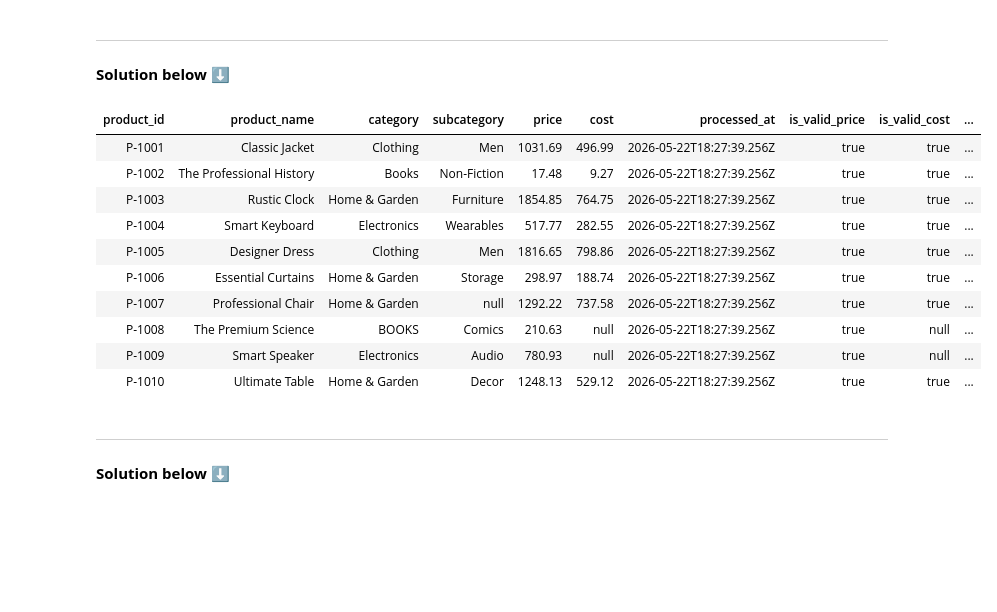
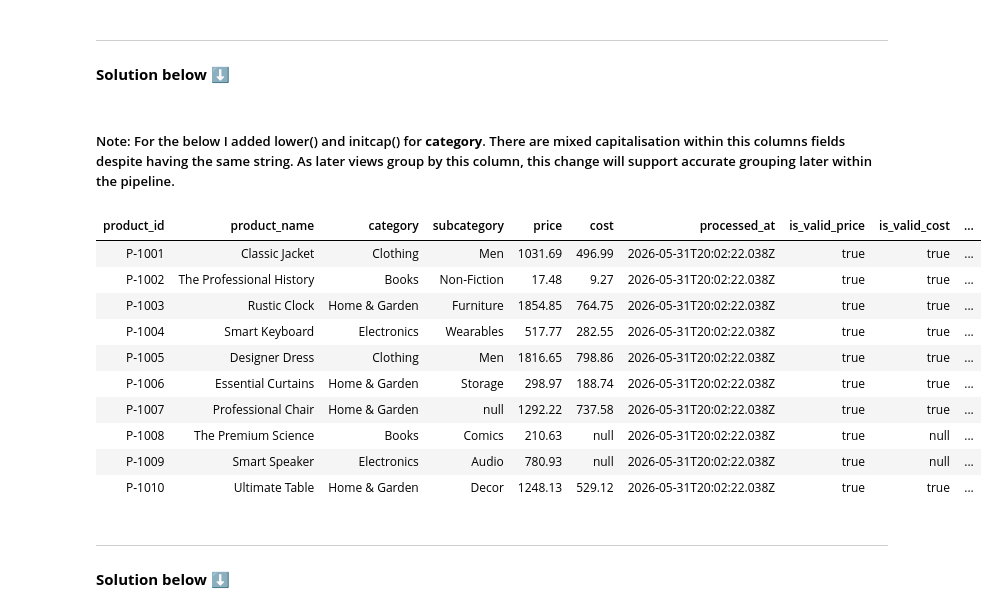
Before and after one commit to andrewdoublard/databricks-data-engineer-associate-labs, a Jupyter notebook: jrlasak/databricks-code-practice/pipeline-labs/de-associate-cert-prep/notebooks/03_Bronze_to_Silver.ipynb, the cells around one changed output. Saved outputs shown, nothing was run; the diff lists cells and outputs as text; code cells hidden in the pictures; blank space fills up the shorter version.

```diff
--- a/jrlasak/databricks-code-practice/pipeline-labs/de-associate-cert-prep/notebooks/03_Bronze_to_Silver.ipynb
+++ b/jrlasak/databricks-code-practice/pipeline-labs/de-associate-cert-prep/notebooks/03_Bronze_to_Silver.ipynb
@@ -487,6 +487,8 @@ After deduplication: 1,000
 #     .drop("row_num")
 
 # print(f"✅ After deduplication: {products_deduped.count():,}")
+# %% [markdown]
+##### Note: For the below I added lower() and initcap() for **category**. There are mixed capitalisation within this columns fields despite having the same string. As later views group by this column, this change will support accurate grouping later within the pipeline.
 # %%
 # TODO: Clean, standardize, and validate products
 
@@ -495,7 +497,7 @@ products_clean = products_deduped.select(
     # TODO: Trim product_name
     F.trim(F.col("product_name")).alias("product_name"),
     # TODO: Trim category
-    F.trim(F.col("category")).alias("category"),
+    F.initcap(F.lower(F.trim(F.col("category")))).alias("category"),
     # TODO: Trim subcategory
     F.trim(F.col("subcategory")).alias("subcategory"),
     # TODO: Cast price to decimal(10,2)
@@ -532,44 +534,44 @@ products_clean = products_clean.withColumn(
 #          product_name,
 #          category,
 #          subcategory,
 #          price,
 #          cost,
 #          processed_at,
 #          is_valid_price,
 #          is_valid_cost,
 #          CASE
 #            WHEN is_valid_price
 #            AND is_valid_cost
 #            THEN ((price - cost) / price) * 100
 #          END AS profit_margin
 #          FROM (
 #                SELECT
 #                product_id,
 #                trim(product_name) AS product_name,
-#                trim(category) AS category,
+#                Initcap(Lower(trim(category))) AS category,
 #                trim(subcategory) AS subcategory,
 #                CAST(price AS DECIMAL (10,2)) AS price,
 #                CAST(cost AS DECIMAL (10,2)) AS cost,
 #                current_timestamp() AS processed_at,
 #                (price > 0 AND price < 100000) AS is_valid_price,
 #                (cost > 0 AND cost <= price) AS is_valid_cost
 #                FROM products_deduped
 #                ) sub_q
 #          """)
 
 display(products_clean.limit(10))
 # %% [output]
 | product_id | product_name | category | subcategory | price | cost | processed_at | is_valid_price | is_valid_cost | ... |
-| P-1001 | Classic Jacket | Clothing | Men | 1031.69 | 496.99 | 2026-05-22T18:27:39.256Z | true | true | ... |
-| P-1002 | The Professional History | Books | Non-Fiction | 17.48 | 9.27 | 2026-05-22T18:27:39.256Z | true | true | ... |
-| P-1003 | Rustic Clock | Home & Garden | Furniture | 1854.85 | 764.75 | 2026-05-22T18:27:39.256Z | true | true | ... |
-| P-1004 | Smart Keyboard | Electronics | Wearables | 517.77 | 282.55 | 2026-05-22T18:27:39.256Z | true | true | ... |
-| P-1005 | Designer Dress | Clothing | Men | 1816.65 | 798.86 | 2026-05-22T18:27:39.256Z | true | true | ... |
-| P-1006 | Essential Curtains | Home & Garden | Storage | 298.97 | 188.74 | 2026-05-22T18:27:39.256Z | true | true | ... |
-| P-1007 | Professional Chair | Home & Garden | null | 1292.22 | 737.58 | 2026-05-22T18:27:39.256Z | true | true | ... |
-| P-1008 | The Premium Science | BOOKS | Comics | 210.63 | null | 2026-05-22T18:27:39.256Z | true | null | ... |
-| P-1009 | Smart Speaker | Electronics | Audio | 780.93 | null | 2026-05-22T18:27:39.256Z | true | null | ... |
-| P-1010 | Ultimate Table | Home & Garden | Decor | 1248.13 | 529.12 | 2026-05-22T18:27:39.256Z | true | true | ... |
+| P-1001 | Classic Jacket | Clothing | Men | 1031.69 | 496.99 | 2026-05-31T20:02:22.038Z | true | true | ... |
+| P-1002 | The Professional History | Books | Non-Fiction | 17.48 | 9.27 | 2026-05-31T20:02:22.038Z | true | true | ... |
+| P-1003 | Rustic Clock | Home & Garden | Furniture | 1854.85 | 764.75 | 2026-05-31T20:02:22.038Z | true | true | ... |
+| P-1004 | Smart Keyboard | Electronics | Wearables | 517.77 | 282.55 | 2026-05-31T20:02:22.038Z | true | true | ... |
+| P-1005 | Designer Dress | Clothing | Men | 1816.65 | 798.86 | 2026-05-31T20:02:22.038Z | true | true | ... |
+| P-1006 | Essential Curtains | Home & Garden | Storage | 298.97 | 188.74 | 2026-05-31T20:02:22.038Z | true | true | ... |
+| P-1007 | Professional Chair | Home & Garden | null | 1292.22 | 737.58 | 2026-05-31T20:02:22.038Z | true | true | ... |
+| P-1008 | The Premium Science | Books | Comics | 210.63 | null | 2026-05-31T20:02:22.038Z | true | null | ... |
+| P-1009 | Smart Speaker | Electronics | Audio | 780.93 | null | 2026-05-31T20:02:22.038Z | true | null | ... |
+| P-1010 | Ultimate Table | Home & Garden | Decor | 1248.13 | 529.12 | 2026-05-31T20:02:22.038Z | true | true | ... |
 # %% [markdown]
 ---
 **Solution below** ⬇️
```
Also changed, not shown: parts of 5 cells of this notebook.
